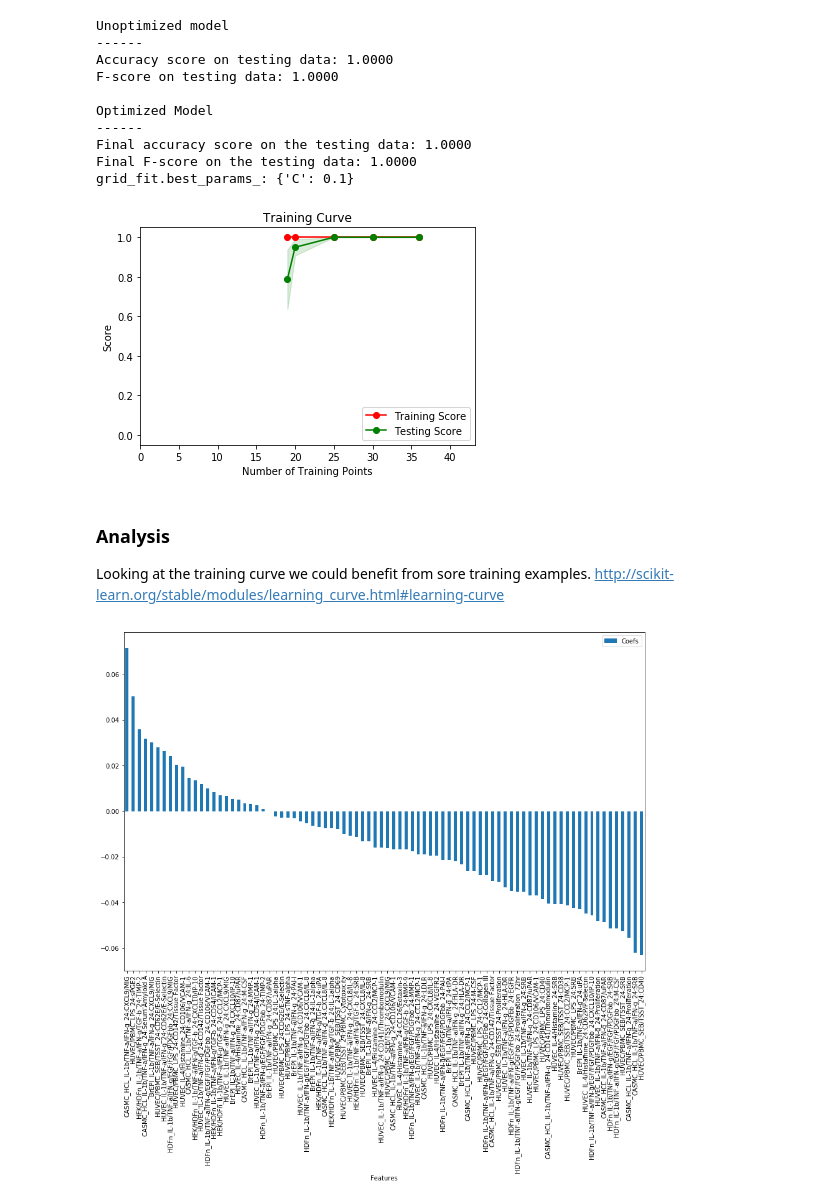
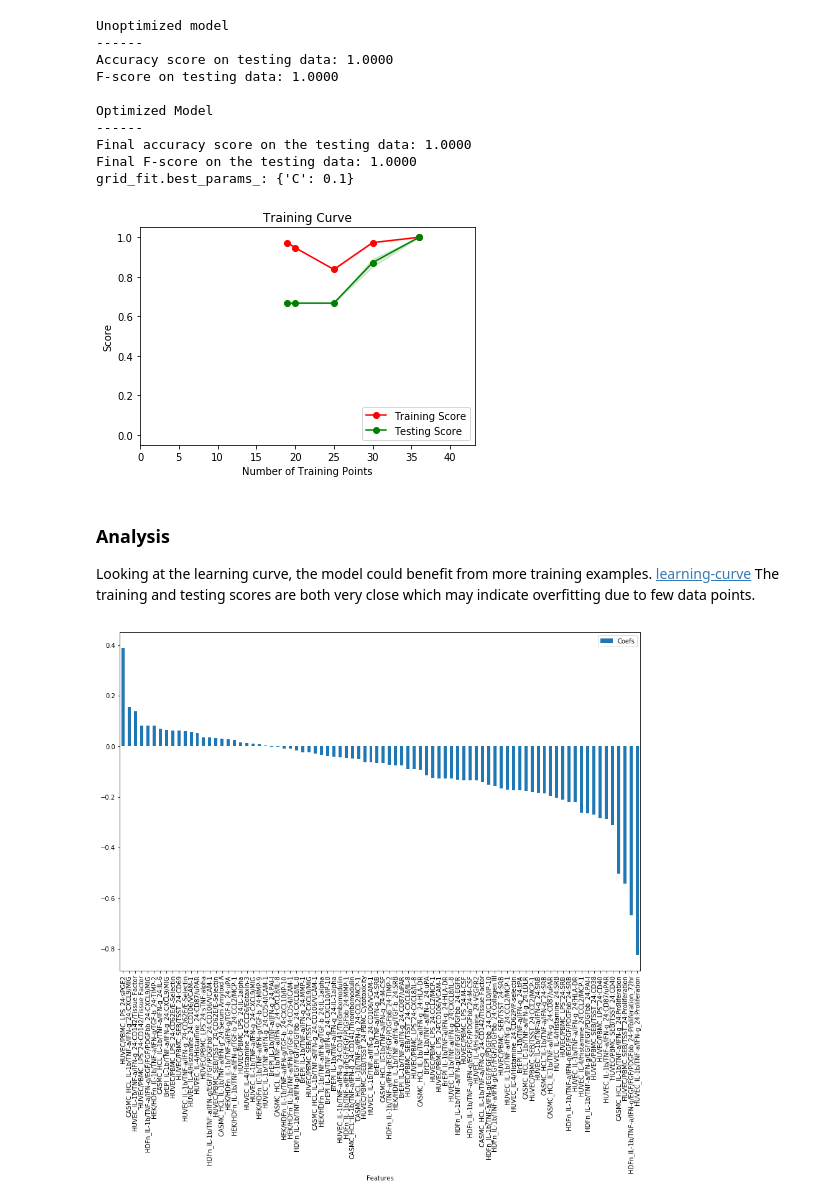
Before and after one commit to AntalBerenyi/SVM, a Jupyter notebook: Notebooks/Predict mTOR inhibitor Mechanism.ipynb, the cells around one changed output. Saved outputs shown, nothing was run; the diff lists cells and outputs as text; code cells hidden in the pictures.

Commit message:
More progress: predict some profiles!!
Managed to run prediction with Normalizer

```diff
--- a/Notebooks/Predict mTOR inhibitor Mechanism.ipynb
+++ b/Notebooks/Predict mTOR inhibitor Mechanism.ipynb
@@ -21,14 +22,4 @@ pr = ProfileReader(data_file='data\\Final_Berg JBS 2013 Supplemental Table 3_For
                        mechanism_file='data\\Final_Berg JBS 2013 Supplemental Table 3_For SVM14Dec2017 - Mechanisms.xlsx')
 # read in data. Make column 2-level index, level 0 is system, level 1 ir readout
 # row indices are mechanism, agent, concentration
-data = pr.parse_profiles()
-
-# Impute missing
-grouped = data.groupby(data.index.get_level_values(0).values)
-f = lambda x: x.fillna(x.mean())
-data = grouped.transform(f)
+data = pr.parse_profiles(keep_column_names=True, drop_profiles=True)
-# %%
-# convert multiindex columns to flat
-data.columns = [':'.join(col).strip() for col in data.columns.values]
-data = pqry('''select * from data''')
-pqry('''select * from data limit 5''')
@@ -66,5 +73,6 @@ mechanisms = pqry('''SELECT distinct mech from data''').values.ravel()
 mechanism = 'mTOR inhibitor'
 
 # establish positive class data. We'll compare this against the negative class generated as random profiles.
-pos_class = data.loc[data.mech == mechanism].drop(columns=['agent', 'conc'])
-#pos_class
+pos_class = data.loc[[mechanism]] # select mechanism
+pos_class.reset_index(level=0, inplace=True) # turn index into label column
+pos_class
@@ -95,9 +131,16 @@ all_class['mech'] = all_class['mech'].map({mechanism:1, 'neg_class':0})
 X = all_class.iloc[:,1:]
 Y = all_class.iloc[:,0]
 
+# scale that data
+# http://scikit-learn.org/stable/auto_examples/preprocessing/plot_all_scaling.html#sphx-glr-auto-examples-preprocessing-plot-all-scaling-py
+
 # scale profiles with standard scaler
-from sklearn.preprocessing import StandardScaler
-scaler = StandardScaler(copy=True, with_mean=True, with_std=True)
+# from sklearn.preprocessing import StandardScaler
+# scaler = StandardScaler(copy=True, with_mean=True, with_std=True)
+# X = scaler.fit_transform(X)
+
+from sklearn.preprocessing import Normalizer
+scaler = Normalizer(norm='l2') # l1, l2, max
 X = scaler.fit_transform(X)
 # %%
 # test train split
@@ -303,19 +344,19 @@ plt.legend(loc = 'lower right')
 plt.ylim([-0.05,1.05])
 plt.show()
 # %% [output]
-[figure, old version]
+[figure, new version]
 # %% [markdown]
 ### Analysis
-Looking at the training curve we could benefit from sore training examples. http://scikit-learn.org/stable/modules/learning_curve.html#learning-curve
+Looking at the learning curve, the model could benefit from more training examples. [learning-curve](http://scikit-learn.org/stable/modules/learning_curve.html#learning-curve.) The training and testing scores are both very close which may indicate overfitting due to few data points.
 # %%
 coef_data = pd.DataFrame(
 {
-    'Features': data.columns.values[3:],
+    'Features': data.columns.values,
     'Coefs': best_clf.coef_[0]
 
 }
 )
 
 pqry('''select * from coef_data order by Coefs desc''').plot.bar(x='Features', figsize=(15,10));
 # %% [output]
-[figure, old version]
+[figure, new version]
```
Also changed, not shown: parts of 22 cells of this notebook, 7 other files.
